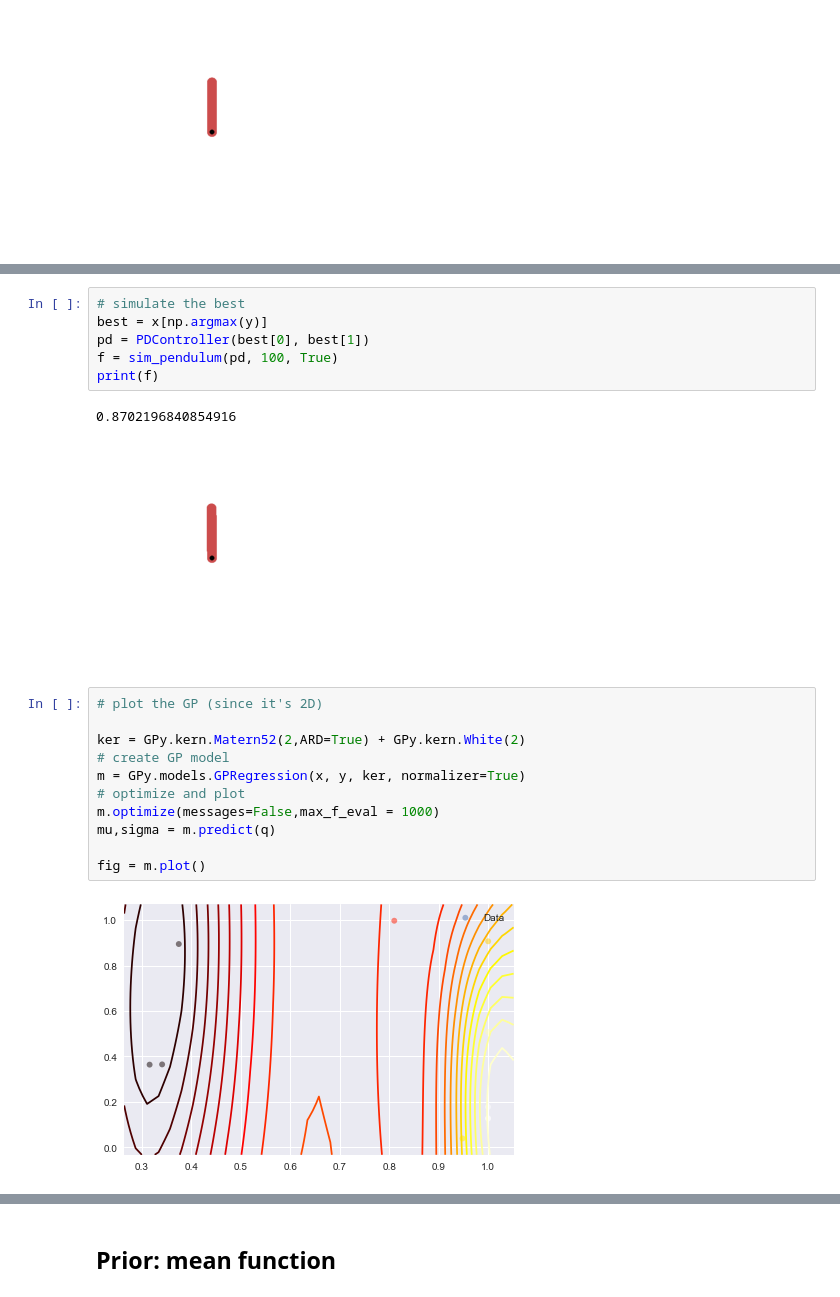
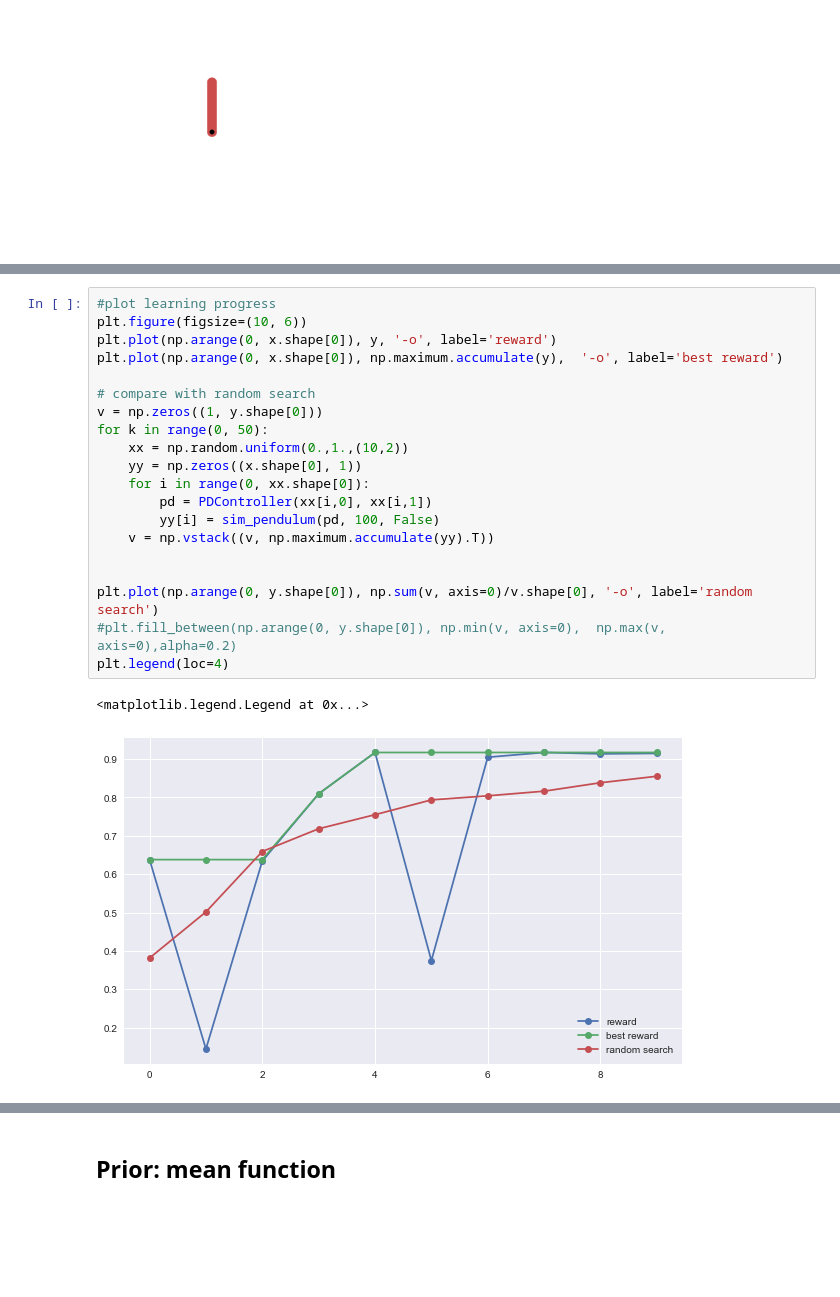
Before and after one commit to jbmouret/bo_tutorial, a Jupyter notebook: bo.ipynb, the cells around one changed output, grey strips where cells are left out. Drawn from its saved outputs; the diff is of its cells as text; blank space fills up the shorter version.

Commit message:
random search

```diff
--- a/bo.ipynb
+++ b/bo.ipynb
@@ -422,22 +413,23 @@ plt.legend(loc=4)
-# %%
-# simulate the best
-best = x[np.argmax(y)]
-pd = PDController(best[0], best[1])
-f = sim_pendulum(pd, 100, True)
-print(f)
-# %% [output]
-0.8702196840854916
-[figure, removed]
-# %%
-# plot the GP (since it's 2D)
-
-ker = GPy.kern.Matern52(2,ARD=True) + GPy.kern.White(2)
-# create GP model
-m = GPy.models.GPRegression(x, y, ker, normalizer=True)
-# optimize and plot
-m.optimize(messages=False,max_f_eval = 1000)
-mu,sigma = m.predict(q)
-
-fig = m.plot()
-# %% [output]
-[figure, removed]
+# %%
+#plot learning progress
+plt.figure(figsize=(10, 6))
+plt.plot(np.arange(0, x.shape[0]), y, '-o', label='reward')
+plt.plot(np.arange(0, x.shape[0]), np.maximum.accumulate(y),  '-o', label='best reward')
+
+# compare with random search
+v = np.zeros((1, y.shape[0]))
+for k in range(0, 50):
+    xx = np.random.uniform(0.,1.,(10,2))
+    yy = np.zeros((x.shape[0], 1))
+    for i in range(0, xx.shape[0]):
+        pd = PDController(xx[i,0], xx[i,1])
+        yy[i] = sim_pendulum(pd, 100, False)
+    v = np.vstack((v, np.maximum.accumulate(yy).T))
+
+
+plt.plot(np.arange(0, y.shape[0]), np.sum(v, axis=0)/v.shape[0], '-o', label='random search')
+#plt.fill_between(np.arange(0, y.shape[0]), np.min(v, axis=0),  np.max(v, axis=0),alpha=0.2)
+plt.legend(loc=4)
+# %% [output]
+<matplotlib.legend.Legend at 0x...>
+[figure, added]
```
Also changed, not shown: parts of 7 cells of this notebook.
